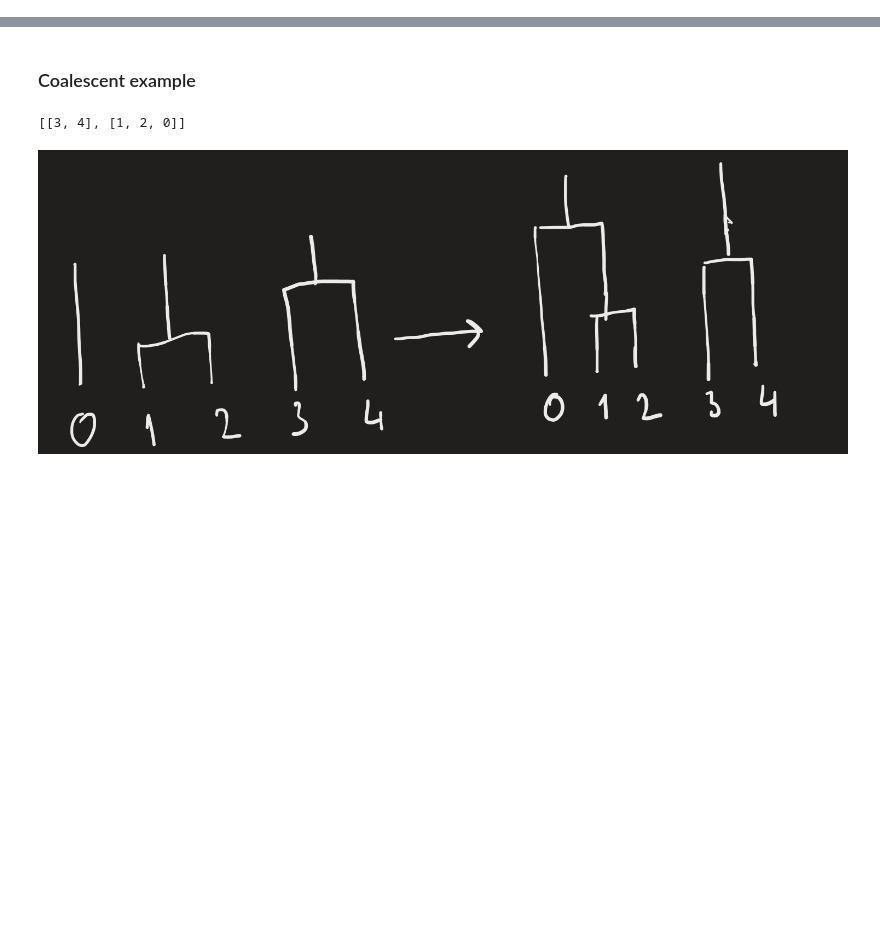
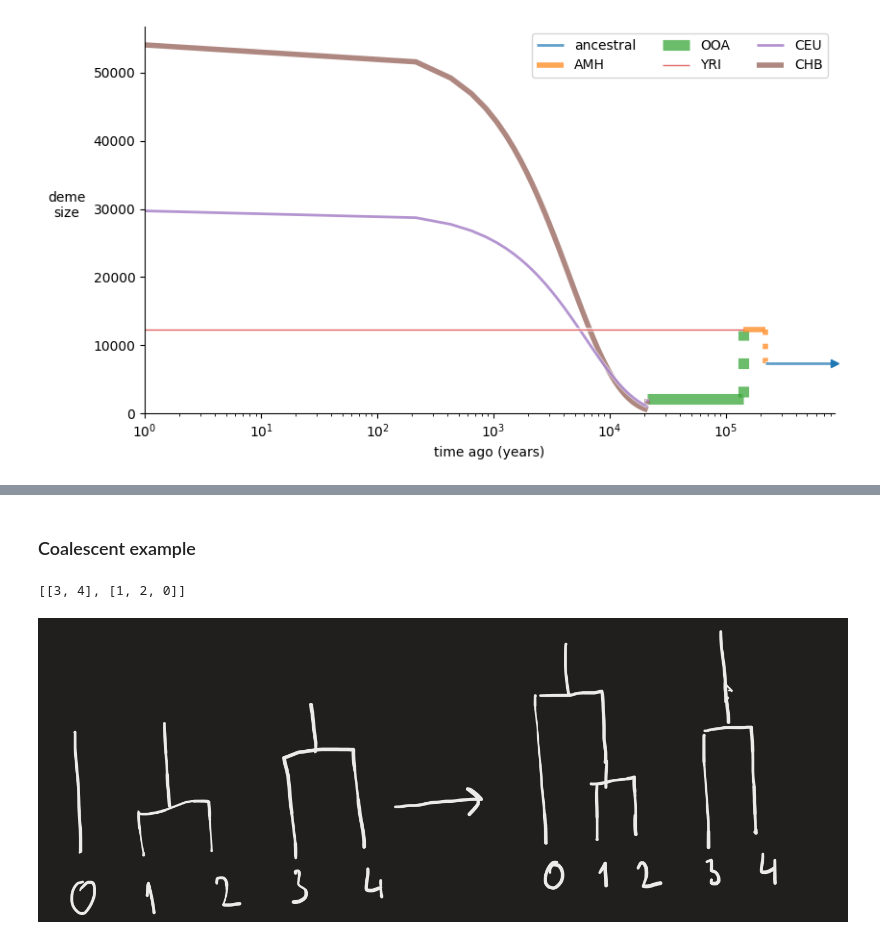
Before and after one commit to enesdilber/URPS_popgen, a Jupyter notebook: notes1.ipynb, the cells around one changed output, grey strips where cells are left out. Drawn from its saved outputs; the diff is of its cells as text; code cells hidden in the pictures; blank space fills up the shorter version.

```diff
--- a/momi_ug_intro.ipynb
+++ b/notes1.ipynb
@@ -14,0 +37,6 @@
+# %%
+dG = demes.load('OOAsimple.yml')
+# %%
+demesdraw.size_history(dG, log_time=True);
+# %% [output]
+[figure, added]
```
Also changed, not shown: parts of 8 cells of this notebook, 1 other file.
